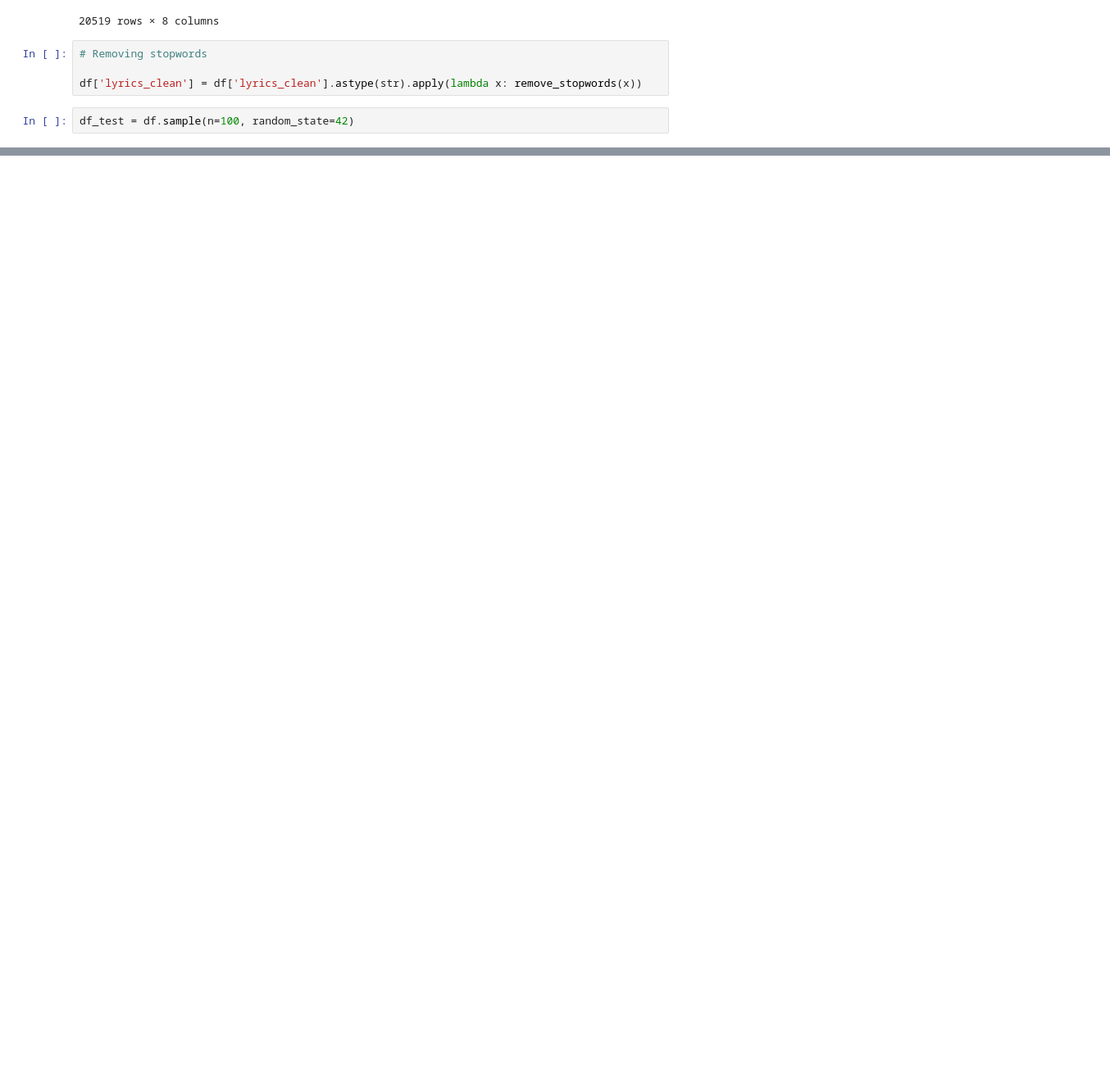
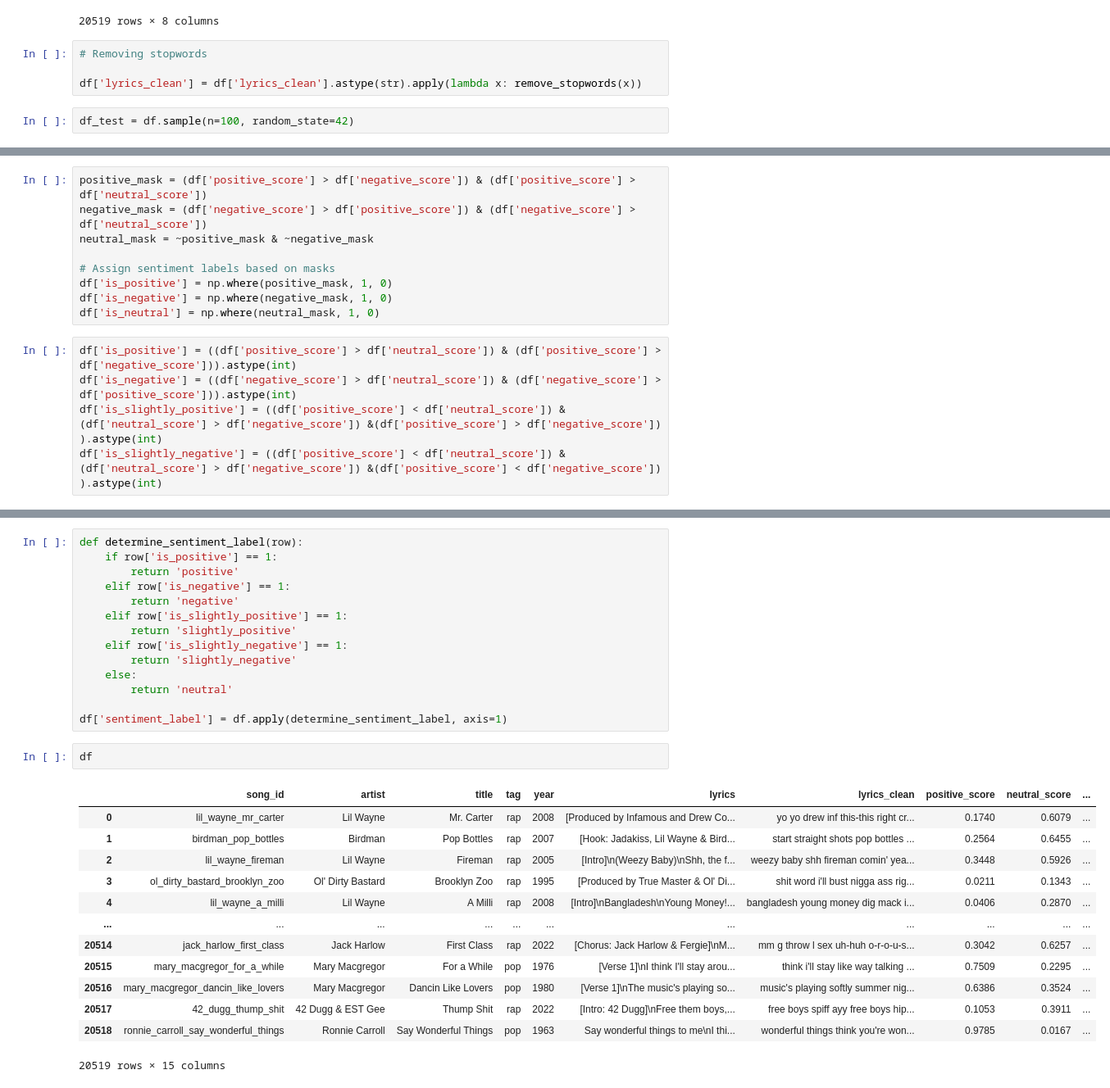
Before and after one commit to adamnowicki/song_sentiment_project, a Jupyter notebook: model.ipynb, the cells around one changed output, grey strips where cells are left out. Shown: that part at 82% size. Cells and saved outputs as stored; diff of their text form; blank space fills up the shorter version.

```diff
--- a/model.ipynb
+++ b/model.ipynb
@@ -142,0 +116,14 @@ df_test
+# %%
+positive_mask = (df['positive_score'] > df['negative_score']) & (df['positive_score'] > df['neutral_score'])
+negative_mask = (df['negative_score'] > df['positive_score']) & (df['negative_score'] > df['neutral_score'])
+neutral_mask = ~positive_mask & ~negative_mask
+
+# Assign sentiment labels based on masks
+df['is_positive'] = np.where(positive_mask, 1, 0)
+df['is_negative'] = np.where(negative_mask, 1, 0)
+df['is_neutral'] = np.where(neutral_mask, 1, 0)
+# %%
+df['is_positive'] = ((df['positive_score'] > df['neutral_score']) & (df['positive_score'] > df['negative_score'])).astype(int)
+df['is_negative'] = ((df['negative_score'] > df['neutral_score']) & (df['negative_score'] > df['positive_score'])).astype(int)
+df['is_slightly_positive'] = ((df['positive_score'] < df['neutral_score']) & (df['neutral_score'] > df['negative_score']) &(df['positive_score'] > df['negative_score']) ).astype(int)
+df['is_slightly_negative'] = ((df['positive_score'] < df['neutral_score']) & (df['neutral_score'] > df['negative_score']) &(df['positive_score'] < df['negative_score']) ).astype(int)
@@ -142,0 +144,30 @@ df_test
+# %%
+def determine_sentiment_label(row):
+    if row['is_positive'] == 1:
+        return 'positive'
+    elif row['is_negative'] == 1:
+        return 'negative'
+    elif row['is_slightly_positive'] == 1:
+        return 'slightly_positive'
+    elif row['is_slightly_negative'] == 1:
+        return 'slightly_negative'
+    else:
+        return 'neutral'
+
+df['sentiment_label'] = df.apply(determine_sentiment_label, axis=1)
+# %%
+df
+# %% [output]
+|  | song_id | artist | title | tag | year | lyrics | lyrics_clean | positive_score | neutral_score | ... |
+| 0 | lil_wayne_mr_carter | Lil Wayne | Mr. Carter | rap | 2008 | [Produced by Infamous and Drew Co... | yo yo drew inf this-this right cr... | 0.1740 | 0.6079 | ... |
+| 1 | birdman_pop_bottles | Birdman | Pop Bottles | rap | 2007 | [Hook: Jadakiss, Lil Wayne & Bird... | start straight shots pop bottles ... | 0.2564 | 0.6455 | ... |
+| 2 | lil_wayne_fireman | Lil Wayne | Fireman | rap | 2005 | [Intro]\n(Weezy Baby)\nShh, the f... | weezy baby shh fireman comin' yea... | 0.3448 | 0.5926 | ... |
+| 3 | ol_dirty_bastard_brooklyn_zoo | Ol' Dirty Bastard | Brooklyn Zoo | rap | 1995 | [Produced by True Master & Ol' Di... | shit word i'll bust nigga ass rig... | 0.0211 | 0.1343 | ... |
+| 4 | lil_wayne_a_milli | Lil Wayne | A Milli | rap | 2008 | [Intro]\nBangladesh\nYoung Money!... | bangladesh young money dig mack i... | 0.0406 | 0.2870 | ... |
+| ... | ... | ... | ... | ... | ... | ... | ... | ... | ... | ... |
+| 20514 | jack_harlow_first_class | Jack Harlow | First Class | rap | 2022 | [Chorus: Jack Harlow & Fergie]\nM... | mm g throw l sex uh-huh o-r-o-u-s... | 0.3042 | 0.6257 | ... |
+| 20515 | mary_macgregor_for_a_while | Mary Macgregor | For a While | pop | 1976 | [Verse 1]\nI think I'll stay arou... | think i'll stay like way talking ... | 0.7509 | 0.2295 | ... |
+| 20516 | mary_macgregor_dancin_like_lovers | Mary Macgregor | Dancin Like Lovers | pop | 1980 | [Verse 1]\nThe music's playing so... | music's playing softly summer nig... | 0.6386 | 0.3524 | ... |
+| 20517 | 42_dugg_thump_shit | 42 Dugg & EST Gee | Thump Shit | rap | 2022 | [Intro: 42 Dugg]\nFree them boys,... | free boys spiff ayy free boys hip... | 0.1053 | 0.3911 | ... |
+| 20518 | ronnie_carroll_say_wonderful_things | Ronnie Carroll | Say Wonderful Things | pop | 1963 | Say wonderful things to me\nI thi... | wonderful things think you're won... | 0.9785 | 0.0167 | ... |
+20519 rows × 15 columns
```
Also changed, not shown: parts of 11 cells of this notebook, 1 other file.
